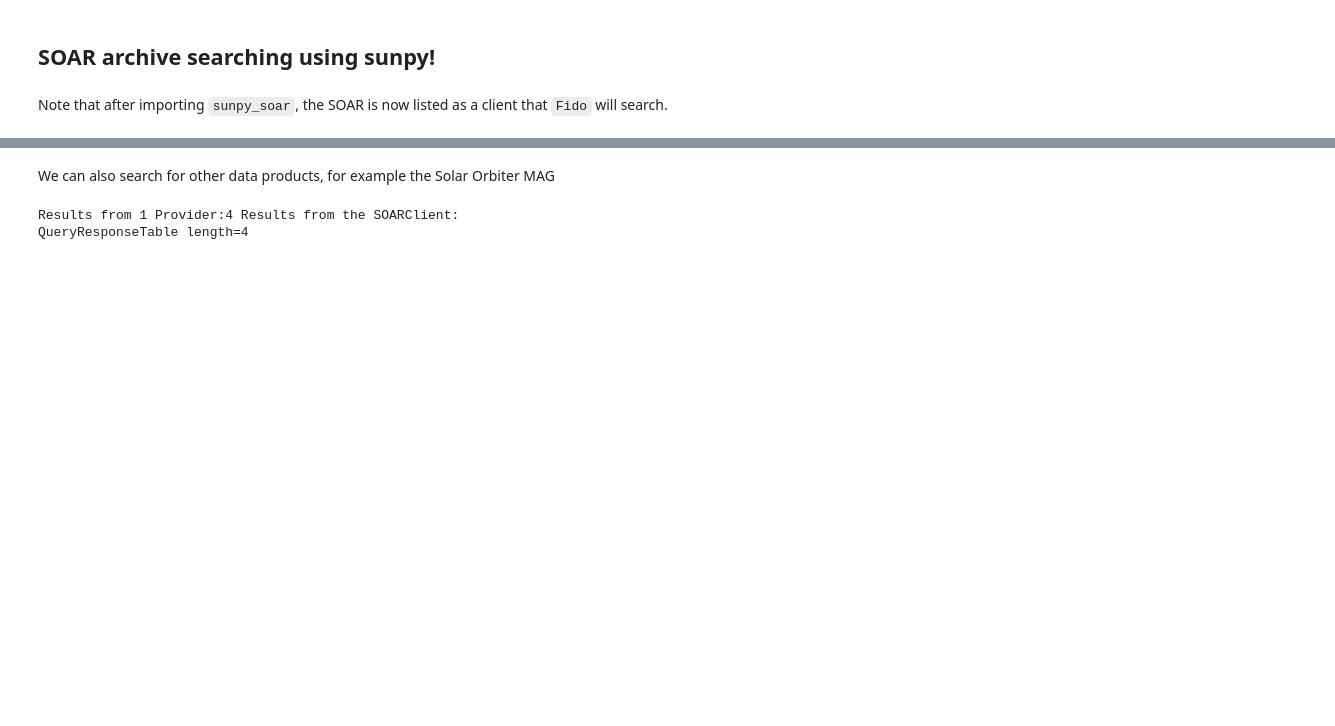
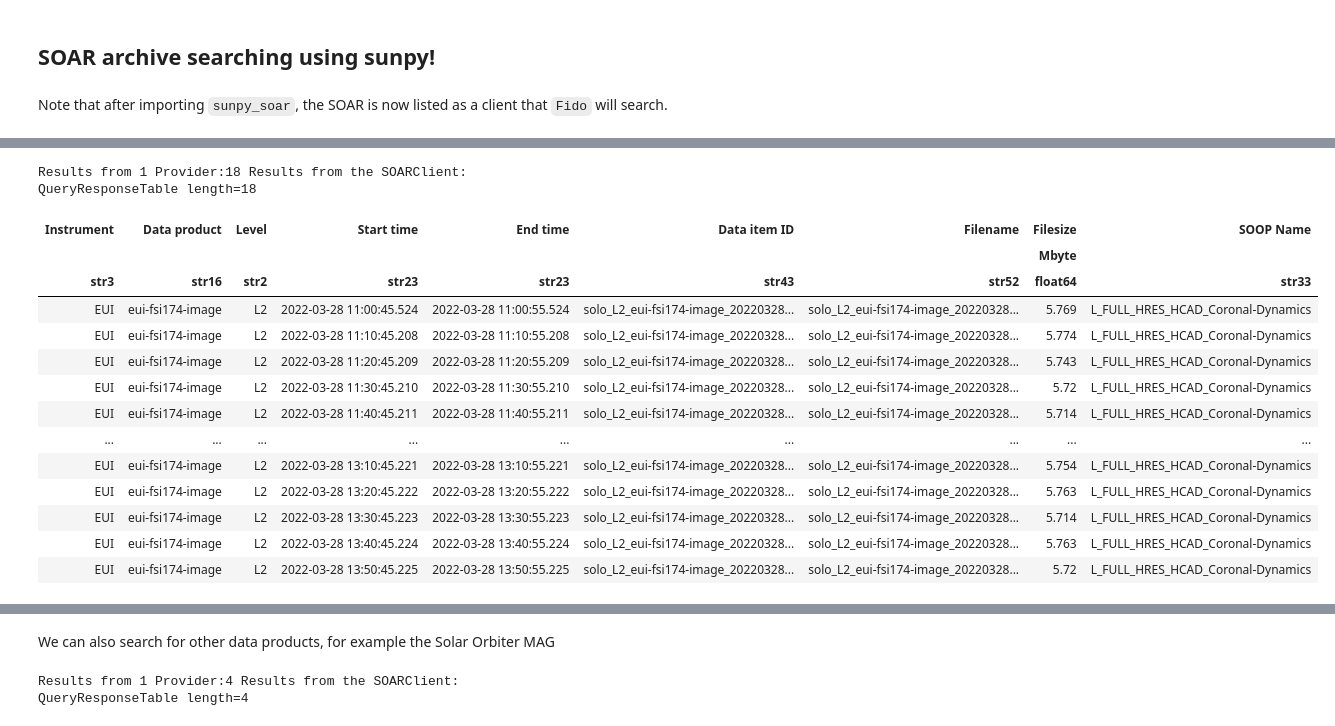
Before and after one commit to hayesla/ESPDSummerSchoolSunPy, a Jupyter notebook: 1. Solar Data Search and Download.ipynb, the cells around one changed output, grey strips where cells are left out. Cells and saved outputs as stored; diff of their text form; code cells hidden in the pictures; blank space fills up the shorter version.

```diff
--- a/1. Solar Data Search and Download.ipynb
+++ b/1. Solar Data Search and Download.ipynb
@@ -352,7 +379,24 @@ eui_query = Fido.search(a.Time("2022-03-28 11:00", "2022-03-28 14:00"),
                         a.soar.Product("EUI-FSI174-IMAGE"),
                         a.Level(2))
 # %%
-#eui_query
+eui_query
+# %% [output]
+Results from 1 Provider:18 Results from the SOARClient:
+QueryResponseTable length=18
+| Instrument | Data product | Level | Start time | End time | Data item ID | Filename | Filesize | SOOP Name |
+|  |  |  |  |  |  |  | Mbyte |  |
+| str3 | str16 | str2 | str23 | str23 | str43 | str52 | float64 | str33 |
+| EUI | eui-fsi174-image | L2 | 2022-03-28 11:00:45.524 | 2022-03-28 11:00:55.524 | solo_L2_eui-fsi174-image_20220328... | solo_L2_eui-fsi174-image_20220328... | 5.769 | L_FULL_HRES_HCAD_Coronal-Dynamics |
+| EUI | eui-fsi174-image | L2 | 2022-03-28 11:10:45.208 | 2022-03-28 11:10:55.208 | solo_L2_eui-fsi174-image_20220328... | solo_L2_eui-fsi174-image_20220328... | 5.774 | L_FULL_HRES_HCAD_Coronal-Dynamics |
+| EUI | eui-fsi174-image | L2 | 2022-03-28 11:20:45.209 | 2022-03-28 11:20:55.209 | solo_L2_eui-fsi174-image_20220328... | solo_L2_eui-fsi174-image_20220328... | 5.743 | L_FULL_HRES_HCAD_Coronal-Dynamics |
+| EUI | eui-fsi174-image | L2 | 2022-03-28 11:30:45.210 | 2022-03-28 11:30:55.210 | solo_L2_eui-fsi174-image_20220328... | solo_L2_eui-fsi174-image_20220328... | 5.72 | L_FULL_HRES_HCAD_Coronal-Dynamics |
+| EUI | eui-fsi174-image | L2 | 2022-03-28 11:40:45.211 | 2022-03-28 11:40:55.211 | solo_L2_eui-fsi174-image_20220328... | solo_L2_eui-fsi174-image_20220328... | 5.714 | L_FULL_HRES_HCAD_Coronal-Dynamics |
+| ... | ... | ... | ... | ... | ... | ... | ... | ... |
+| EUI | eui-fsi174-image | L2 | 2022-03-28 13:10:45.221 | 2022-03-28 13:10:55.221 | solo_L2_eui-fsi174-image_20220328... | solo_L2_eui-fsi174-image_20220328... | 5.754 | L_FULL_HRES_HCAD_Coronal-Dynamics |
+| EUI | eui-fsi174-image | L2 | 2022-03-28 13:20:45.222 | 2022-03-28 13:20:55.222 | solo_L2_eui-fsi174-image_20220328... | solo_L2_eui-fsi174-image_20220328... | 5.763 | L_FULL_HRES_HCAD_Coronal-Dynamics |
+| EUI | eui-fsi174-image | L2 | 2022-03-28 13:30:45.223 | 2022-03-28 13:30:55.223 | solo_L2_eui-fsi174-image_20220328... | solo_L2_eui-fsi174-image_20220328... | 5.714 | L_FULL_HRES_HCAD_Coronal-Dynamics |
+| EUI | eui-fsi174-image | L2 | 2022-03-28 13:40:45.224 | 2022-03-28 13:40:55.224 | solo_L2_eui-fsi174-image_20220328... | solo_L2_eui-fsi174-image_20220328... | 5.763 | L_FULL_HRES_HCAD_Coronal-Dynamics |
+| EUI | eui-fsi174-image | L2 | 2022-03-28 13:50:45.225 | 2022-03-28 13:50:55.225 | solo_L2_eui-fsi174-image_20220328... | solo_L2_eui-fsi174-image_20220328... | 5.72 | L_FULL_HRES_HCAD_Coronal-Dynamics |
 # %%
 Fido.fetch(eui_query, path="./{instrument}/{file}")
 # %% [output]
```
Also changed, not shown: parts of 21 cells of this notebook.
